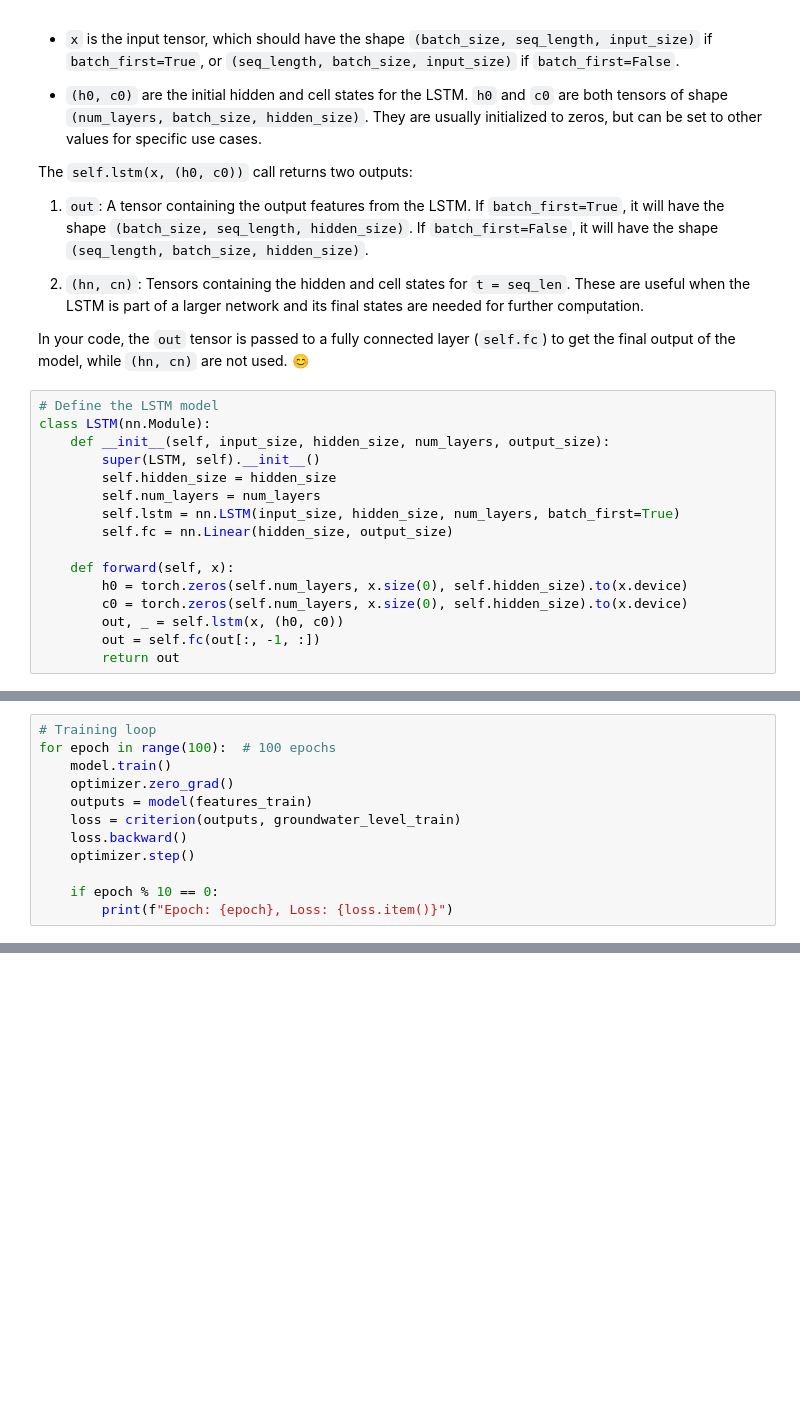
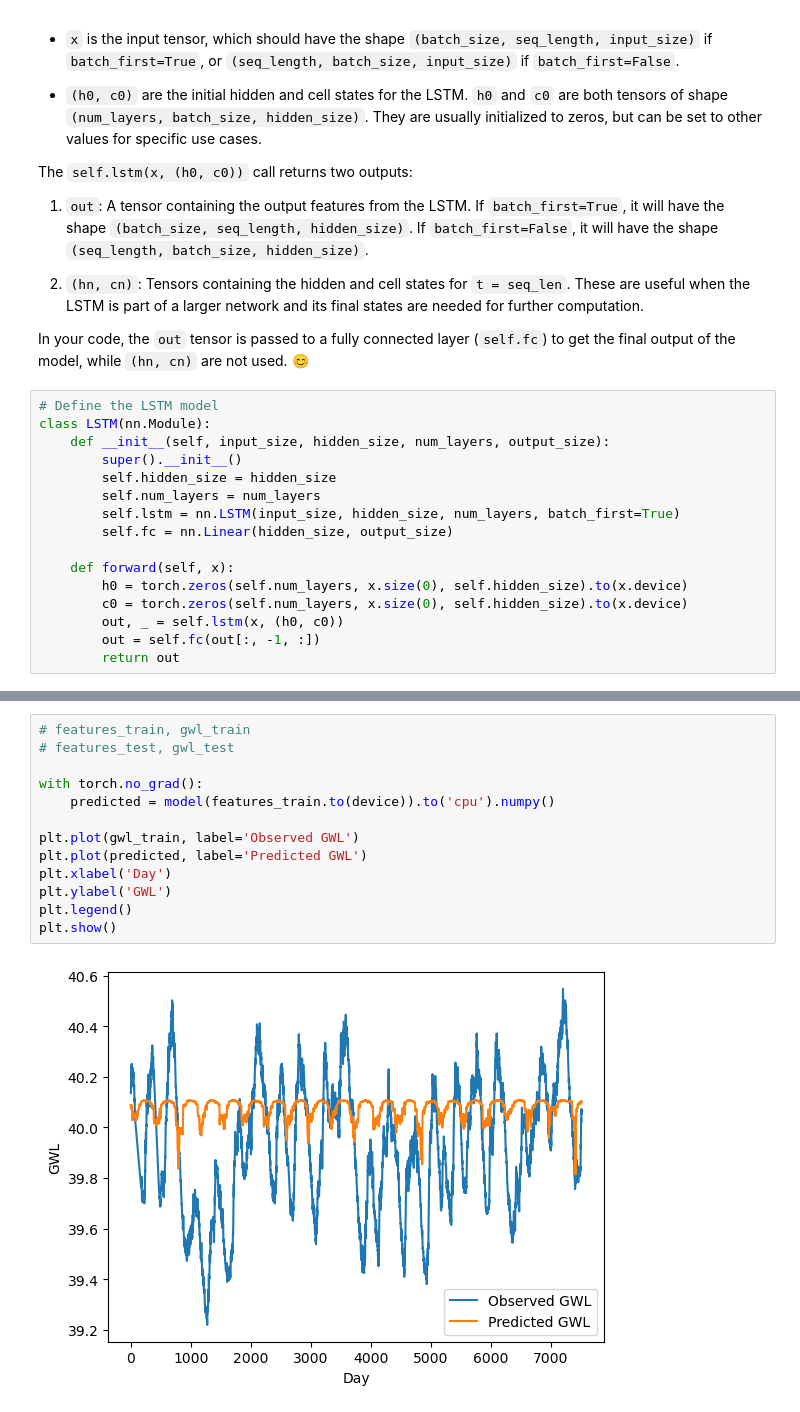
Before and after one commit to BMcCawley/lstm_gwl, a Jupyter notebook: single_basin_model/single_catchment_lstm.ipynb, the cells around one changed output, grey strips where cells are left out. Drawn from its saved outputs; the diff is of its cells as text; blank space fills up the shorter version.

```diff
--- a/single_basin_model/single_catchment_lstm.ipynb
+++ b/single_basin_model/single_catchment_lstm.ipynb
@@ -146,7 +202,7 @@ In your code, the `out` tensor is passed to a fully connected layer (`self.fc`)
 # Define the LSTM model
 class LSTM(nn.Module):
     def __init__(self, input_size, hidden_size, num_layers, output_size):
-        super(LSTM, self).__init__()
+        super().__init__()
         self.hidden_size = hidden_size
         self.num_layers = num_layers
         self.lstm = nn.LSTM(input_size, hidden_size, num_layers, batch_first=True)
@@ -179,12 +227,0 @@ I need to convert the tensors into a dataset and data loader, I think
-# %%
-# Training loop
-for epoch in range(100):  # 100 epochs
-    model.train()
-    optimizer.zero_grad()
-    outputs = model(features_train)
-    loss = criterion(outputs, groundwater_level_train)
-    loss.backward()
-    optimizer.step()
-
-    if epoch % 10 == 0:
-        print(f"Epoch: {epoch}, Loss: {loss.item()}")
@@ -201,3 +387,18 @@ print(predictions[:5])
+# %%
+# features_train, gwl_train
+# features_test, gwl_test
+
+with torch.no_grad():
+    predicted = model(features_train.to(device)).to('cpu').numpy()
+
+plt.plot(gwl_train, label='Observed GWL')
+plt.plot(predicted, label='Predicted GWL')
+plt.xlabel('Day')
+plt.ylabel('GWL')
+plt.legend()
+plt.show()
+# %% [output]
+[figure, added]
 # %%
 def count_parameters(model):
     return sum(p.numel() for p in model.parameters() if p.requires_grad)
```
Also changed, not shown: parts of 29 cells of this notebook.
